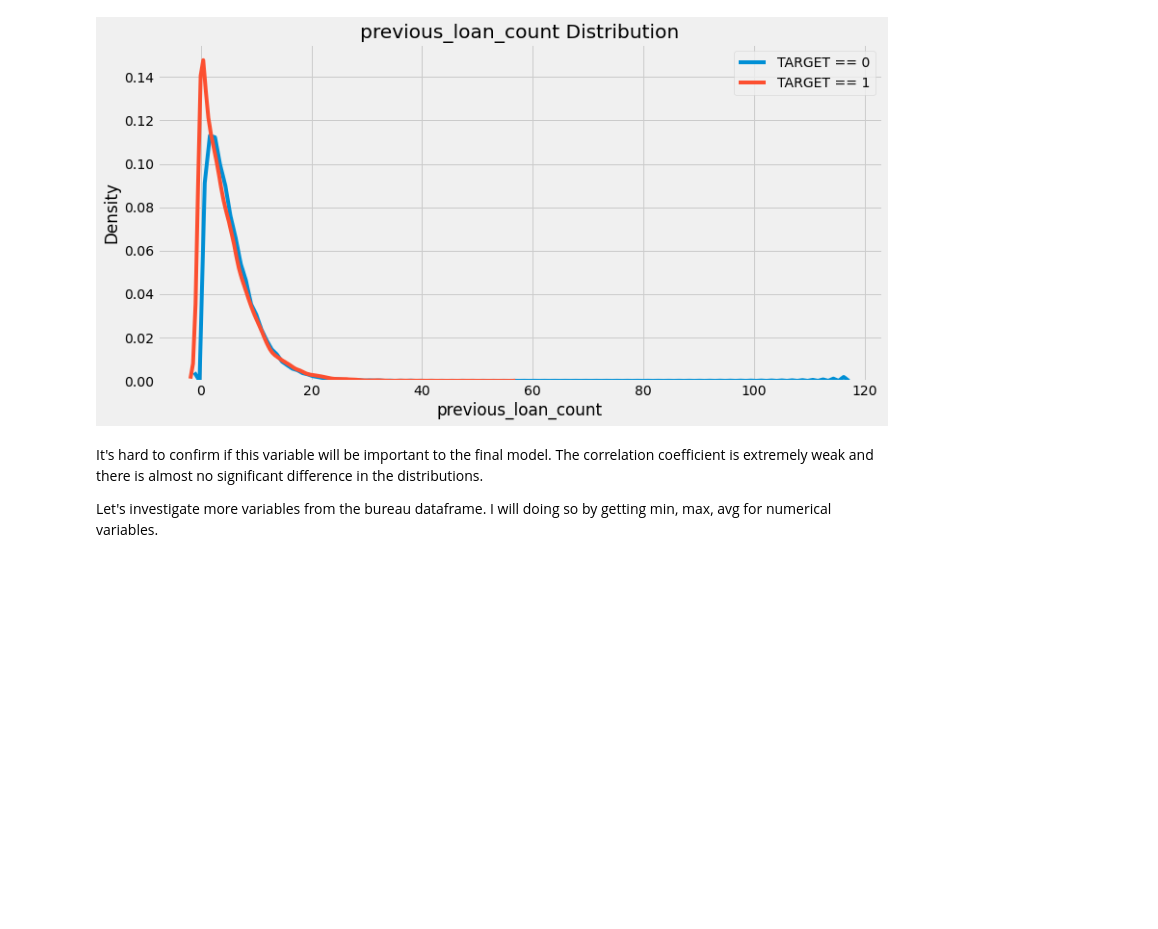
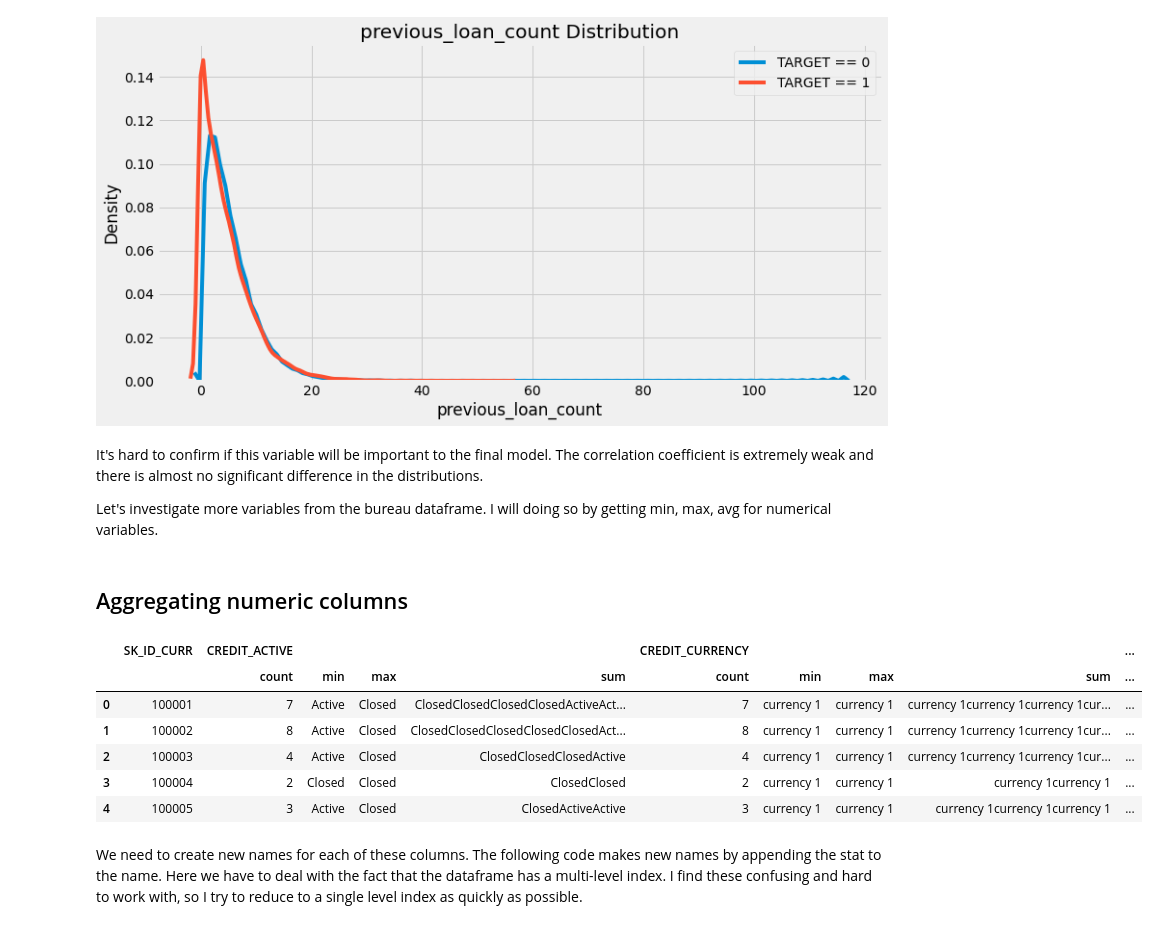
Before and after one commit to salma71/home_credit_risk, a Jupyter notebook: notebooks/KBF_engineering/credit_risk_part#2.ipynb, the cells around one changed output. Saved outputs shown, nothing was run; the diff lists cells and outputs as text; code cells hidden in the pictures; blank space fills up the shorter version.

Commit message:
aggregate numerical variables

```diff
--- a/notebooks/KBF_engineering/credit_risk_part#2.ipynb
+++ b/notebooks/KBF_engineering/credit_risk_part#2.ipynb
@@ -154,3 +154,19 @@ Median value for loan that was repaid =     4.0000
 It's hard to confirm if this variable will be important to the final model. The correlation coefficient is extremely weak and there is almost no significant difference in the distributions.
 
 Let's investigate more variables from the bureau dataframe. I will doing so by getting min, max, avg for numerical variables.
+# %% [markdown]
+## Aggregating numeric columns
+# %%
+# Group by the client id, calculate aggregation statistics
+bureau_agg = bureau.drop(columns = ['SK_ID_BUREAU']).groupby('SK_ID_CURR', as_index = False).agg(['count', 'min','max','sum']).reset_index()
+bureau_agg.head()
+# %% [output]
+|  | SK_ID_CURR | CREDIT_ACTIVE |  |  |  | CREDIT_CURRENCY |  |  |  | ... |
+|  |  | count | min | max | sum | count | min | max | sum | ... |
+| 0 | 100001 | 7 | Active | Closed | ClosedClosedClosedClosedActiveAct... | 7 | currency 1 | currency 1 | currency 1currency 1currency 1cur... | ... |
+| 1 | 100002 | 8 | Active | Closed | ClosedClosedClosedClosedClosedAct... | 8 | currency 1 | currency 1 | currency 1currency 1currency 1cur... | ... |
+| 2 | 100003 | 4 | Active | Closed | ClosedClosedClosedActive | 4 | currency 1 | currency 1 | currency 1currency 1currency 1cur... | ... |
+| 3 | 100004 | 2 | Closed | Closed | ClosedClosed | 2 | currency 1 | currency 1 | currency 1currency 1 | ... |
+| 4 | 100005 | 3 | Active | Closed | ClosedActiveActive | 3 | currency 1 | currency 1 | currency 1currency 1currency 1 | ... |
+# %% [markdown]
+We need to create new names for each of these columns. The following code makes new names by appending the stat to the name. Here we have to deal with the fact that the dataframe has a multi-level index. I find these confusing and hard to work with, so I try to reduce to a single level index as quickly as possible.
```
Also changed, not shown: parts of 3 cells of this notebook.
